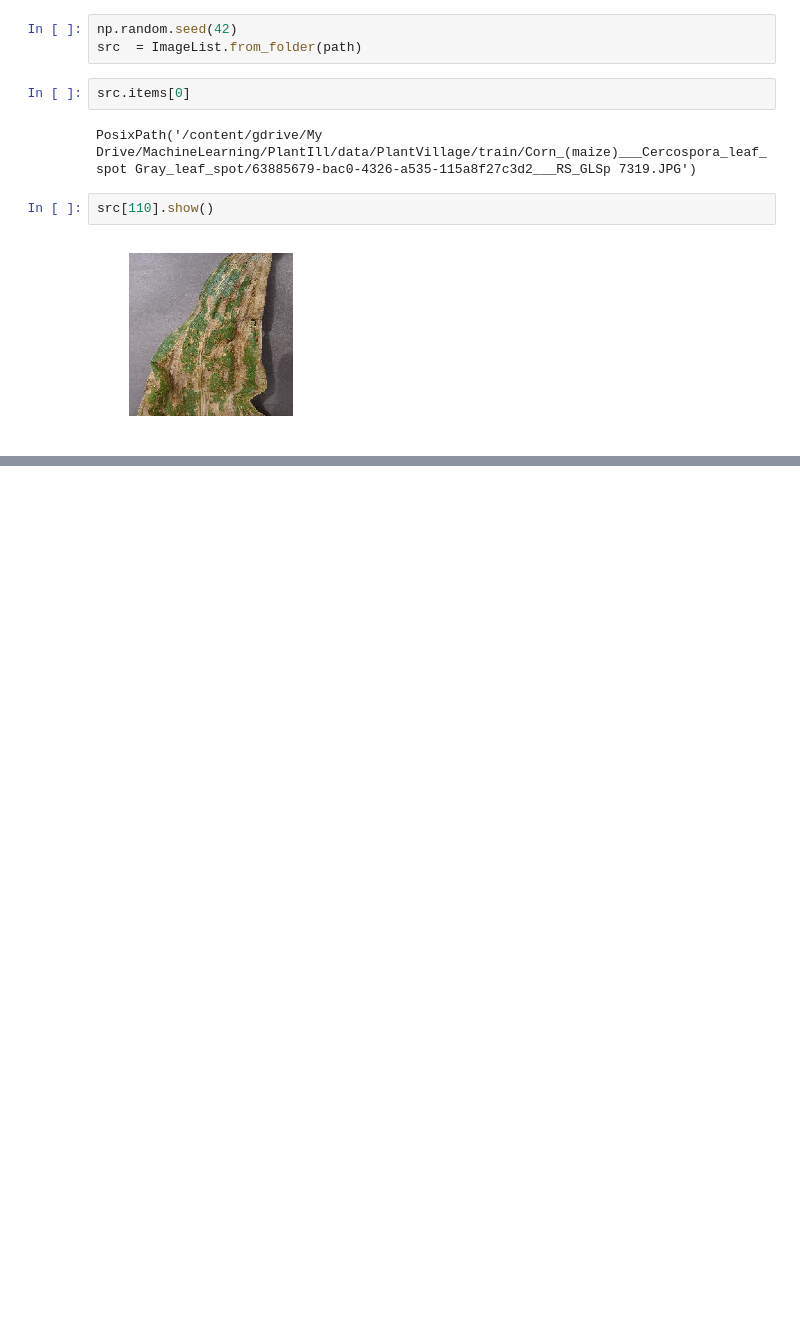
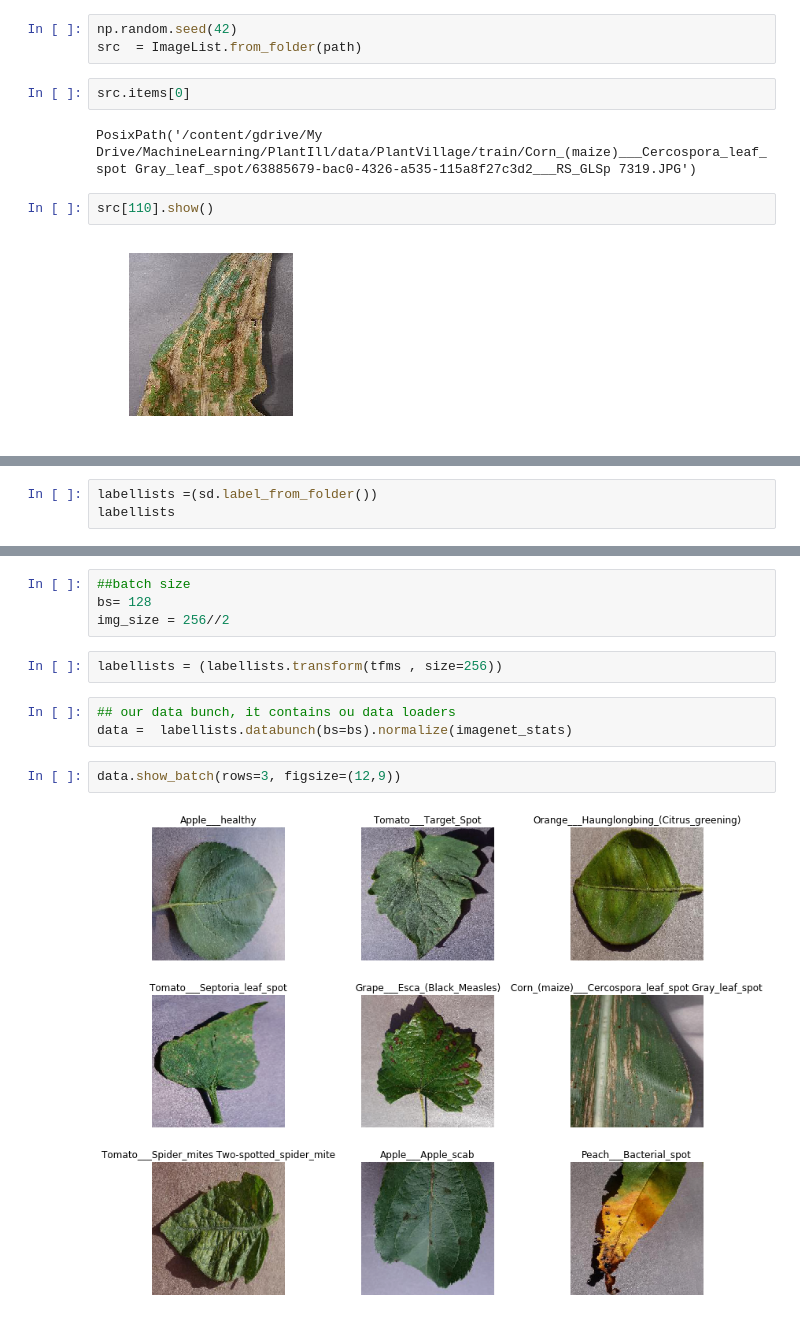
Before and after one commit to Bairouk/PlantIll, a Jupyter notebook: DPModel/Model.ipynb, the cells around one changed output, grey strips where cells are left out. Drawn from its saved outputs; the diff is of its cells as text; blank space fills up the shorter version.

```diff
--- a/DPModel/Model.ipynb
+++ b/DPModel/Model.ipynb
@@ -64,3 +68,6 @@ Image (3, 256, 256),Image (3, 256, 256),Image (3, 256, 256),Image (3, 256, 256),
 Path: /content/gdrive/My Drive/MachineLearning/PlantIll/data/PlantVillage;
 
 Test: None
+# %%
+labellists =(sd.label_from_folder())
+labellists
@@ -66,0 +92,13 @@ Test: None
+# %%
+##batch size
+bs= 128
+img_size = 256//2
+# %%
+labellists = (labellists.transform(tfms , size=256))
+# %%
+## our data bunch, it contains ou data loaders
+data =  labellists.databunch(bs=bs).normalize(imagenet_stats)
+# %%
+data.show_batch(rows=3, figsize=(12,9))
+# %% [output]
+[figure, added]
```
Also changed, not shown: parts of 12 cells of this notebook.
